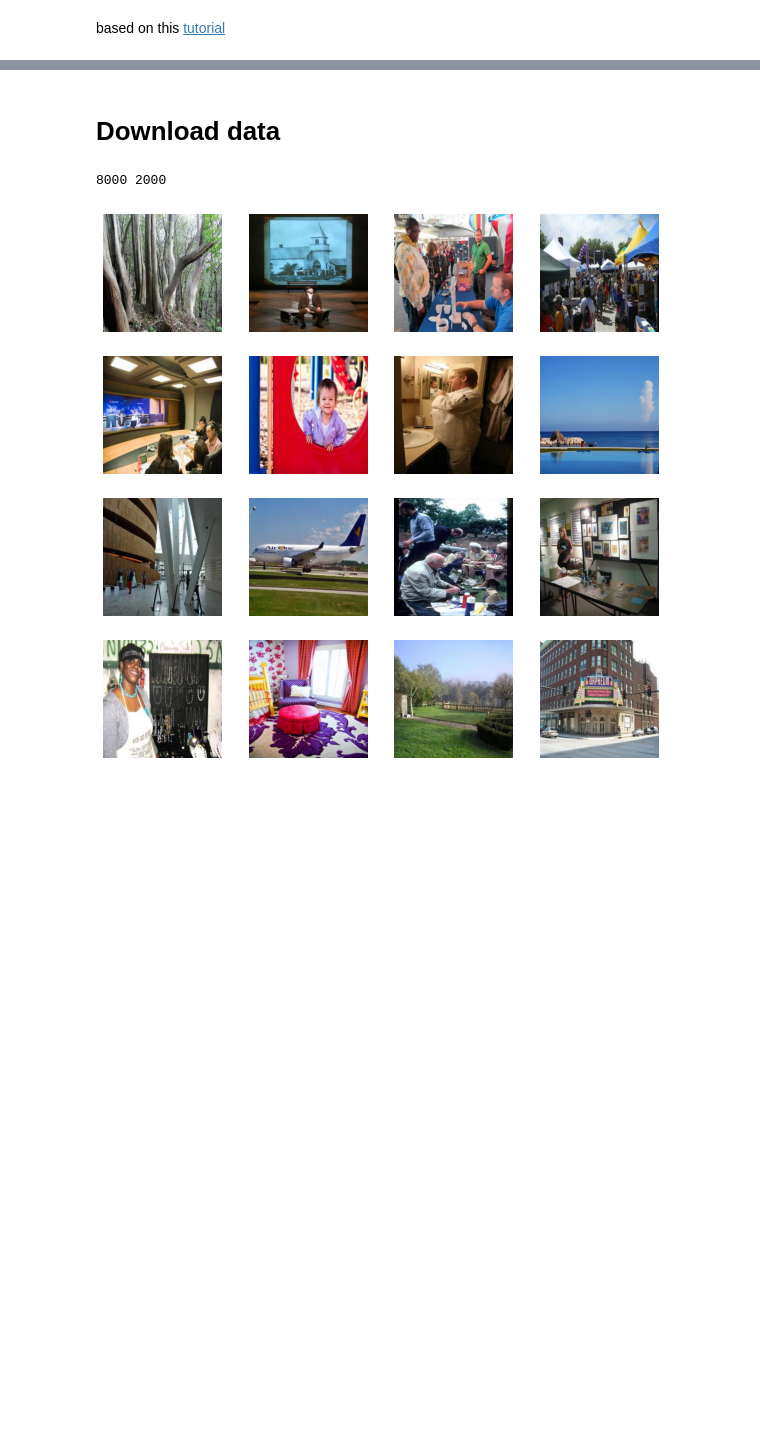
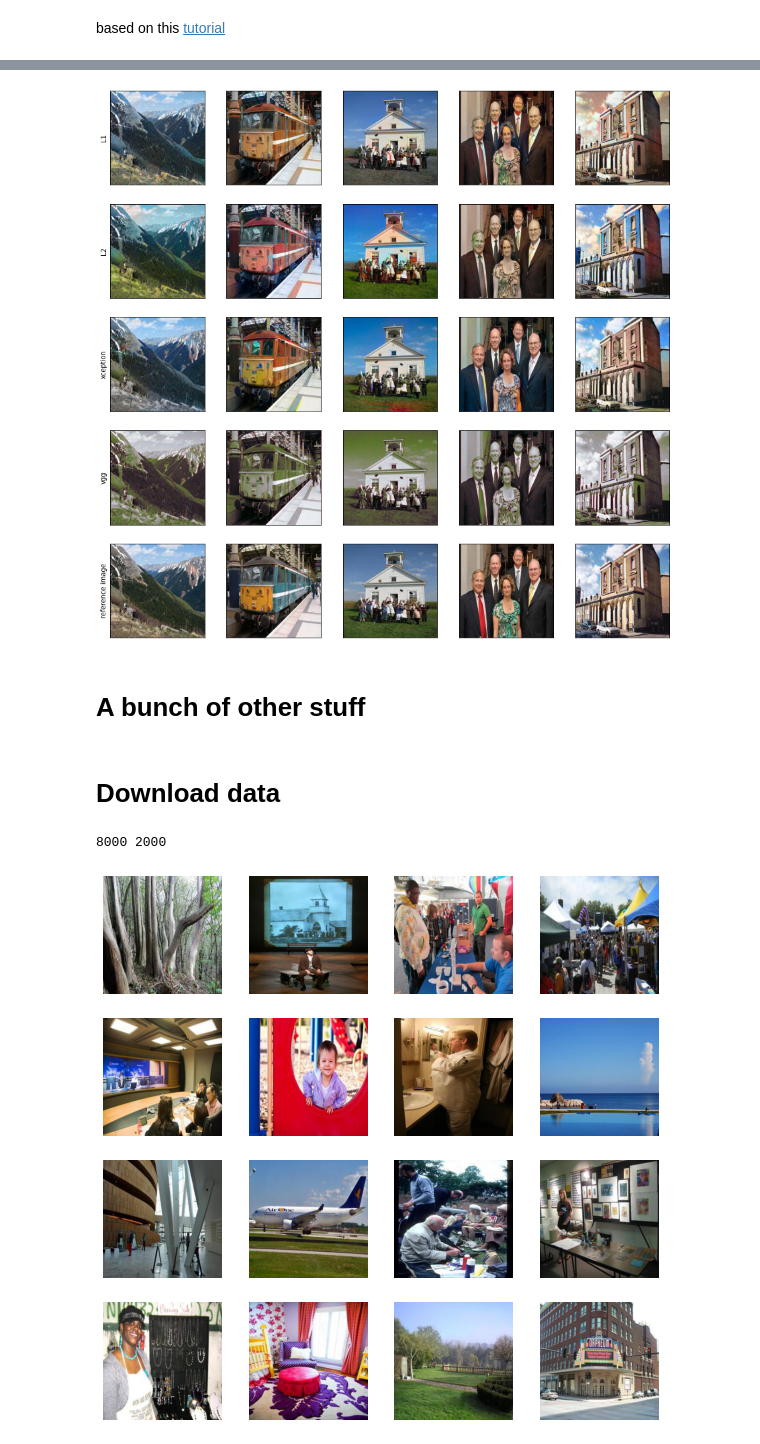
Before and after one commit to AndreasLH/Image-Colourization, a Jupyter notebook: evaluation.ipynb, the cells around one changed output, grey strips where cells are left out. Saved outputs shown, nothing was run; the diff lists cells and outputs as text; code cells hidden in the pictures; blank space fills up the shorter version.

```diff
--- a/evaluation.ipynb
+++ b/evaluation.ipynb
@@ -2,0 +5,18 @@ based on this [tutorial](https://colab.research.google.com/github/moein-shariatn
+# %%
+import glob
+import os
+import numpy as np
+import pandas as pd
+import torch
+from utils import make_dataloaders
+from nets import MainModel
+from utils import lab_to_rgb, lab_to_BW
+import matplotlib.pyplot as plt
+from metrics import PSNR, colourfulnessMetric
+from torchvision.models.vgg import vgg19
+from nets import build_vgg_unet, build_timm_unet
+
+# cuda out of memory; so we use cpu as default.
+# cuda = torch.cuda.is_available()
+# device = torch.device("cuda:0" if cuda else "cpu")
+device = "cpu"
@@ -3,3 +127,49 @@ based on this [tutorial](https://colab.research.google.com/github/moein-shariatn
+# %%
+n_pics = 5
+# np.random.seed(1342)
+eval_paths = glob.glob(path + os.sep + "figs" + os.sep+"cherry_picked" + os.sep + "*.jpg")
+# eval_paths = glob.glob(path + os.sep + "data" + os.sep+"val_split" + os.sep + "*.jpg")
+paths_subset = list(np.random.choice(eval_paths, n_pics, replace=False))
+# i dont know how to use batches, so I just set it to 1.
+eval_dl = make_dataloaders(paths=paths_subset, split='val',batch_size=1, mode='standard')
+eval_dlX = make_dataloaders(paths=paths_subset, split='val',batch_size=1, mode='xception')
+eval_dl = list(iter(eval_dl))
+eval_dlX = list(iter(eval_dlX))
+fig, axs = plt.subplots(len(models)+1, n_pics, figsize=(15,15))
+
+# plot some images in a 5x5 grid
+for i, key in enumerate(models.keys()):
+    model = models[key]
+    model.eval()
+    if key == "xception":
+        dl = eval_dlX
+    else:
+        dl = eval_dl
+    for j, eval_img in enumerate(dl):
+        with torch.no_grad():
+            model.setup_input(eval_img)
+            model.forward()
+        fake_color = model.fake_color.detach()
+        real_color = model.ab
+        L = model.L
+        fake_img = lab_to_rgb(L, fake_color)[0, :,:,:]
+        real_img = lab_to_rgb(L, real_color)[0, :,:,:]
+        axs[i, j].imshow(fake_img)
+        if j%n_pics == 0:
+            axs[i, j].set_ylabel(key)
+            axs[len(models), j].set_ylabel('reference image')
+        # disabling ticks by setting ticks to an empty list
+        axs[i, j].set_xticks([])
+        axs[i, j].set_yticks([])
+
+        axs[len(models), j].imshow(real_img)
+        axs[len(models), j].set_xticks([])
+        axs[len(models), j].set_yticks([])
+plt.savefig("figs/preds.png",dpi=300)
+# %% [output]
+[figure, added]
+# %% [markdown]
+# A bunch of other stuff
 # %% [markdown]
 # Download data
 # %%
```
Also changed, not shown: parts of 9 cells of this notebook.
